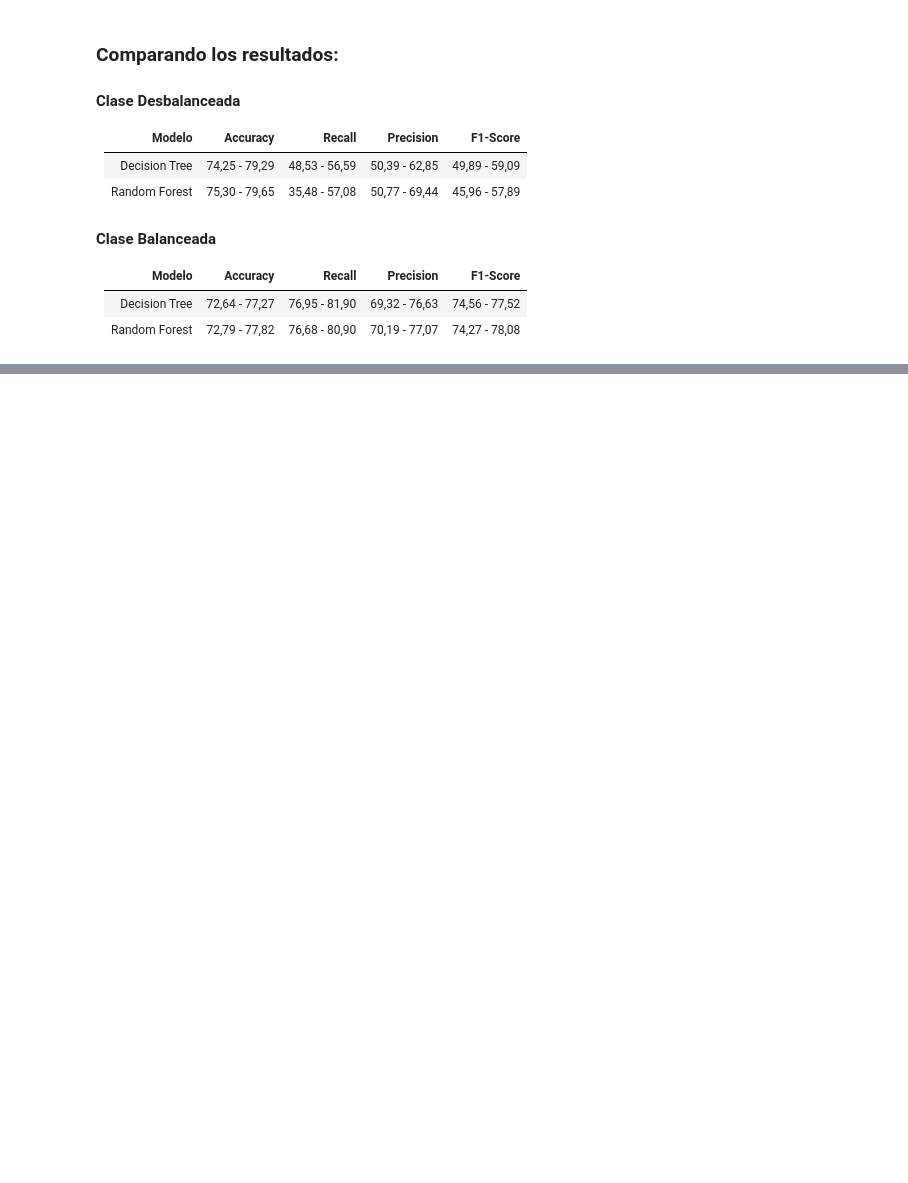
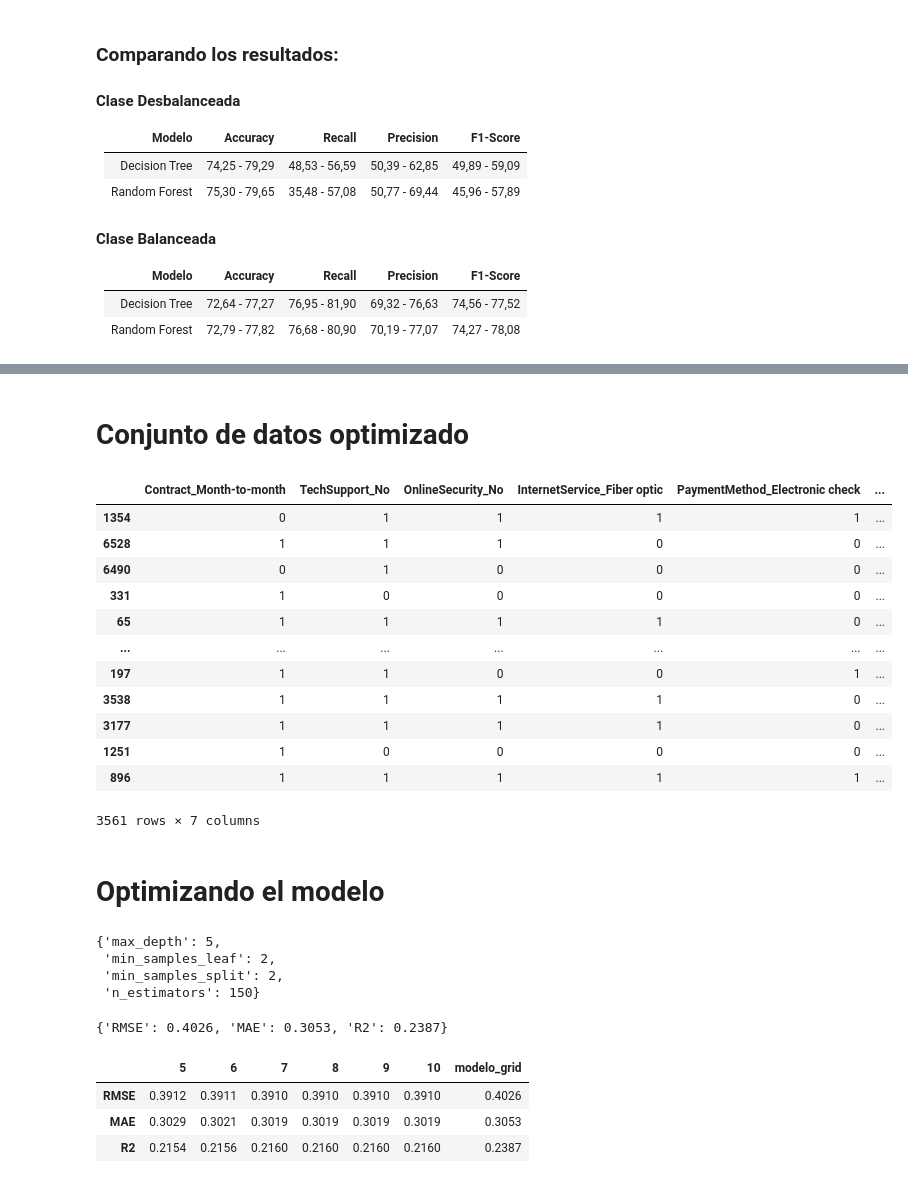
Before and after one commit to Ivan270/telecom-x-pt2, a Jupyter notebook: telecom-x.ipynb, the cells around one changed output, grey strips where cells are left out. Cells and saved outputs as stored; diff of their text form; code cells hidden in the pictures; blank space fills up the shorter version.

Commit message:
Add model optimization

```diff
--- a/telecom-x.ipynb
+++ b/telecom-x.ipynb
@@ -539,0 +580,7 @@ El intervalo de confianza es: [0.7369682691075922, 0.7966466764351677]
+# %%
+importances = forest.feature_importances_
+
+feature_importances = pd.DataFrame(
+    {"Features": X.columns, "Importances": (importances * 100).round(2)}
+).sort_values("Importances", ascending=False)
+feature_importances
@@ -539,0 +653,20 @@ El intervalo de confianza es: [0.7369682691075922, 0.7966466764351677]
+# %% [markdown]
+# Conjunto de datos optimizado
+# %%
+selected_features = feature_importances['Features'].values[:7]
+X_selected_features = X[selected_features]
+X_selected_features
+# %% [output]
+|  | Contract_Month-to-month | TechSupport_No | OnlineSecurity_No | InternetService_Fiber optic | PaymentMethod_Electronic check | ... |
+| 1354 | 0 | 1 | 1 | 1 | 1 | ... |
+| 6528 | 1 | 1 | 1 | 0 | 0 | ... |
+| 6490 | 0 | 1 | 0 | 0 | 0 | ... |
+| 331 | 1 | 0 | 0 | 0 | 0 | ... |
+| 65 | 1 | 1 | 1 | 1 | 0 | ... |
+| ... | ... | ... | ... | ... | ... | ... |
+| 197 | 1 | 1 | 0 | 0 | 1 | ... |
+| 3538 | 1 | 1 | 1 | 1 | 0 | ... |
+| 3177 | 1 | 1 | 1 | 1 | 0 | ... |
+| 1251 | 1 | 0 | 0 | 0 | 0 | ... |
+| 896 | 1 | 1 | 1 | 1 | 1 | ... |
+3561 rows × 7 columns
@@ -539,0 +675,39 @@ El intervalo de confianza es: [0.7369682691075922, 0.7966466764351677]
+# %% [markdown]
+# Optimizando el modelo
+# %%
+param_grid = {
+    "max_depth": [5, 10, 15],
+    "min_samples_leaf": [1, 2, 3],
+    "min_samples_split": [2, 4, 6],
+    "n_estimators": [100, 150, 200],
+}
+
+from sklearn.model_selection import GridSearchCV
+
+cv = KFold(n_splits=5, shuffle=True, random_state=16)
+model_grid = GridSearchCV(
+    RandomForestRegressor(random_state=16), param_grid=param_grid, scoring="r2", cv=cv
+)
+
+model_grid.fit(X_train, y_train)
+
+model_grid.best_params_
+# %% [output]
+{'max_depth': 5,
+ 'min_samples_leaf': 2,
+ 'min_samples_split': 2,
+ 'n_estimators': 150}
+# %%
+y_pred = model_grid.predict(X_test)
+metricas_model_grid = calcular_regresion(y_test, y_pred)
+metricas_model_grid
+# %% [output]
+{'RMSE': 0.4026, 'MAE': 0.3053, 'R2': 0.2387}
+# %%
+resultados['modelo_grid'] = list(metricas_model_grid.values())
+resultados
+# %% [output]
+|  | 5 | 6 | 7 | 8 | 9 | 10 | modelo_grid |
+| RMSE | 0.3912 | 0.3911 | 0.3910 | 0.3910 | 0.3910 | 0.3910 | 0.4026 |
+| MAE | 0.3029 | 0.3021 | 0.3019 | 0.3019 | 0.3019 | 0.3019 | 0.3053 |
+| R2 | 0.2154 | 0.2156 | 0.2160 | 0.2160 | 0.2160 | 0.2160 | 0.2387 |
```
Also changed, not shown: parts of 15 cells of this notebook.
